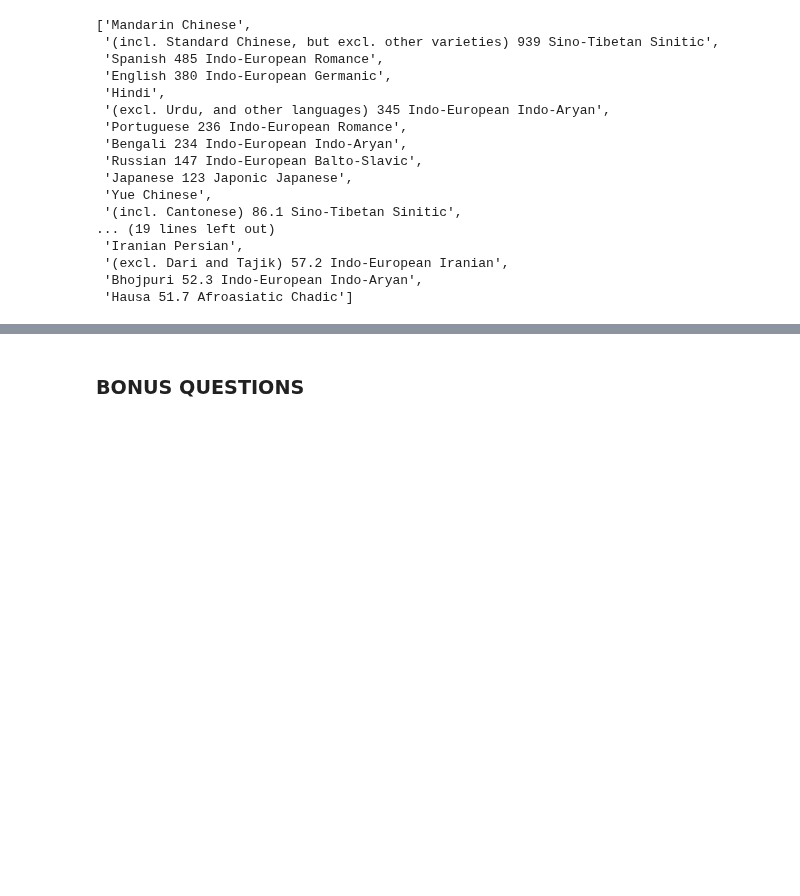
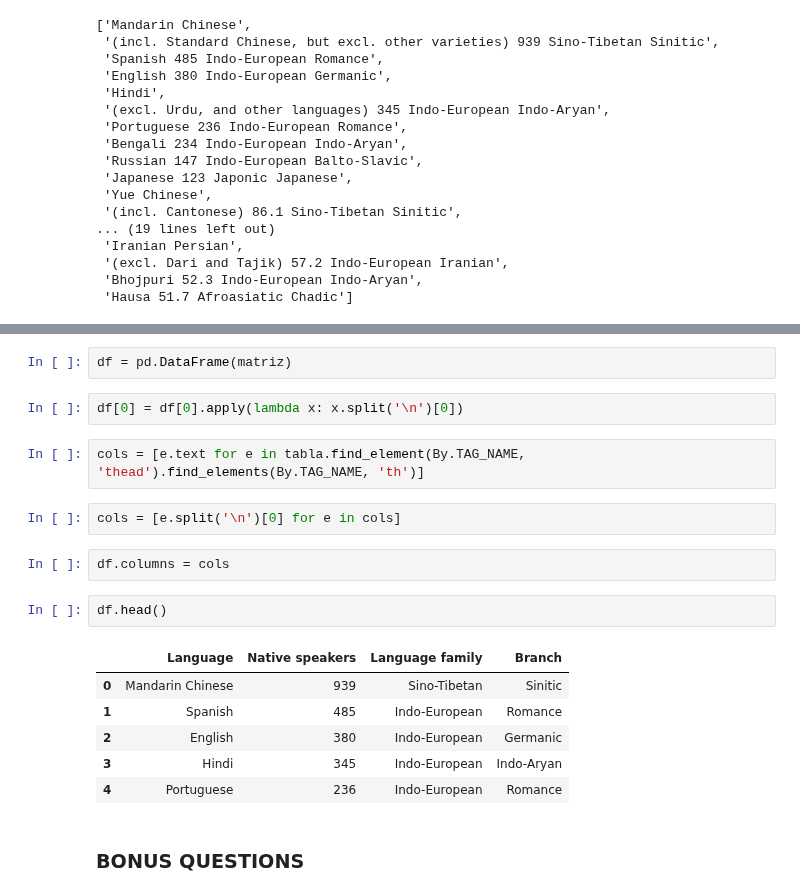
Before and after one commit to Ironhack-Data-Madrid-Octubre-2023/4.3-lab_web_scraping_selenium, a Jupyter notebook: your-code/main.ipynb, the cells around one changed output, grey strips where cells are left out. Cells and saved outputs as stored; diff of their text form; blank space fills up the shorter version.

```diff
--- a/your-code/main.ipynb
+++ b/your-code/main.ipynb
@@ -597,3 +628,22 @@ driver.find_elements(By.CSS_SELECTOR , 'tbody')[0].text.split('\n')[0]
+# %%
+df = pd.DataFrame(matriz)
+# %%
+df[0] = df[0].apply(lambda x: x.split('\n')[0])
+# %%
+cols = [e.text for e in tabla.find_element(By.TAG_NAME, 'thead').find_elements(By.TAG_NAME, 'th')]
+# %%
+cols = [e.split('\n')[0] for e in cols]
+# %%
+df.columns = cols
+# %%
+df.head()
+# %% [output]
+|  | Language | Native speakers | Language family | Branch |
+| 0 | Mandarin Chinese | 939 | Sino-Tibetan | Sinitic |
+| 1 | Spanish | 485 | Indo-European | Romance |
+| 2 | English | 380 | Indo-European | Germanic |
+| 3 | Hindi | 345 | Indo-European | Indo-Aryan |
+| 4 | Portuguese | 236 | Indo-European | Romance |
 # %% [markdown]
 ### BONUS QUESTIONS
 # %% [markdown]
```
Also changed, not shown: parts of 12 cells of this notebook.
